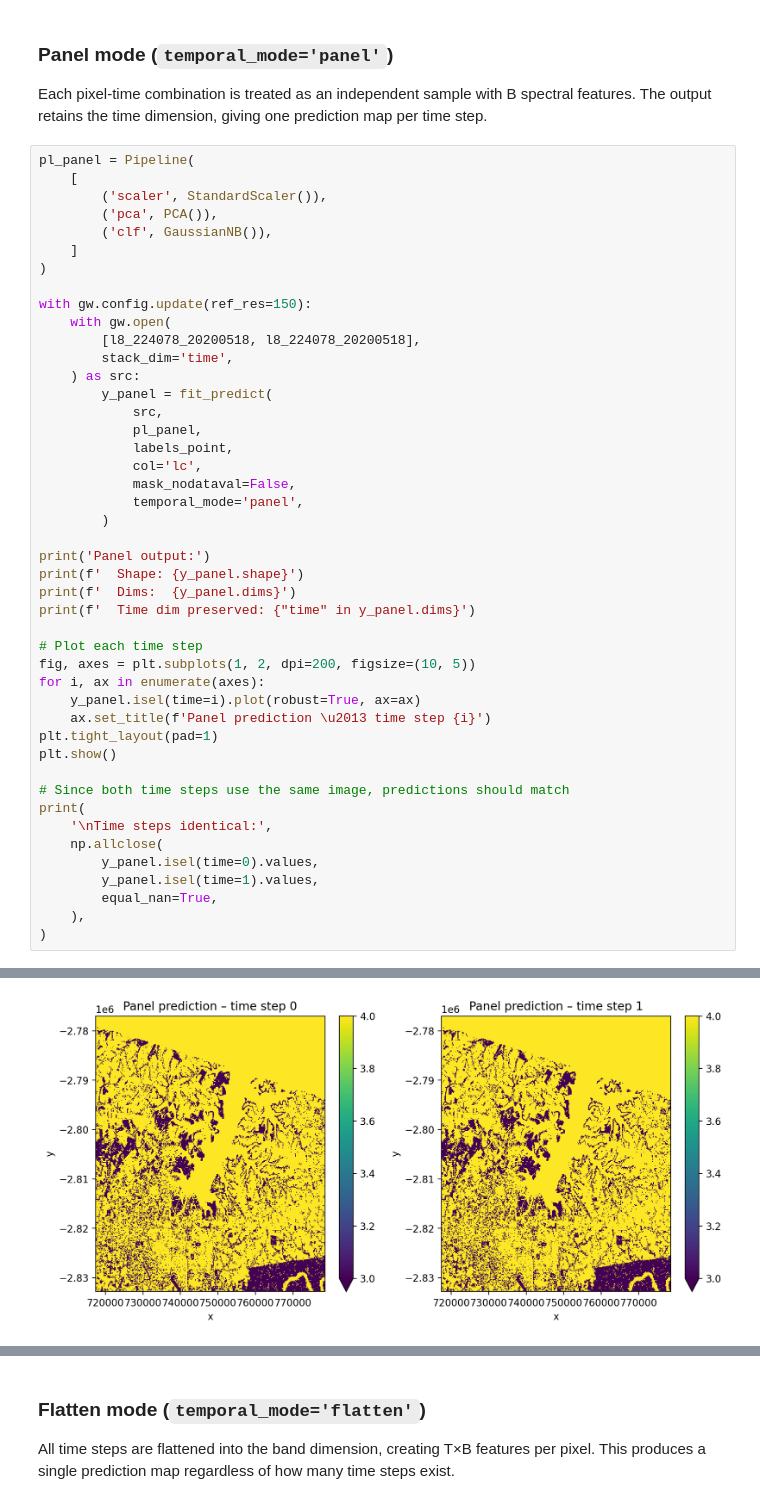
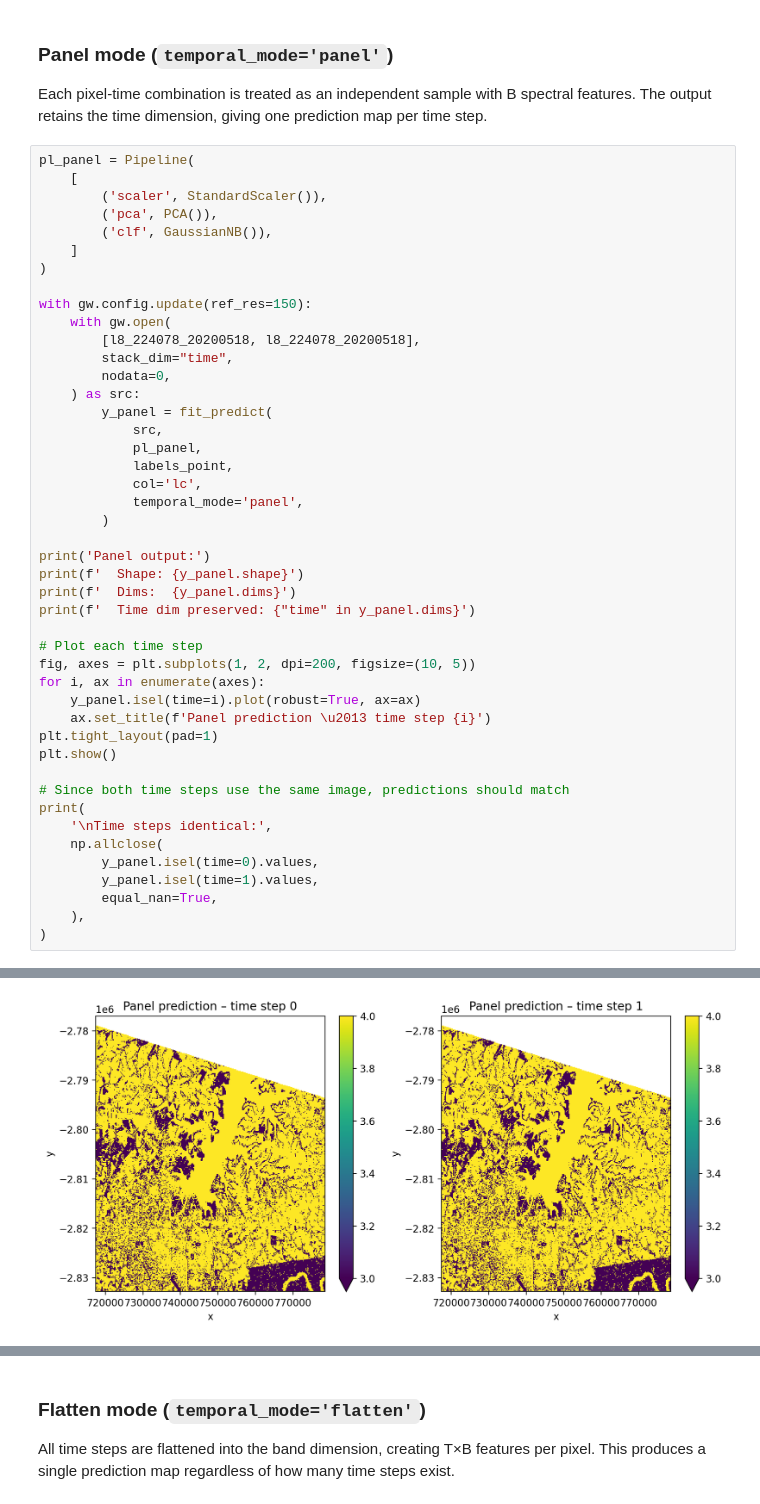
Before and after one commit to jgrss/geowombat, a Jupyter notebook: notebooks/ml_classifiers.ipynb, the cells around one changed output, grey strips where cells are left out. Drawn from its saved outputs; the diff is of its cells as text.

```diff
--- a/notebooks/ml_classifiers.ipynb
+++ b/notebooks/ml_classifiers.ipynb
@@ -282,45 +282,45 @@ pl_panel = Pipeline(
 with gw.config.update(ref_res=150):
     with gw.open(
         [l8_224078_20200518, l8_224078_20200518],
-        stack_dim='time',
+        stack_dim="time",
+        nodata=0,
     ) as src:
         y_panel = fit_predict(
             src,
             pl_panel,
             labels_point,
             col='lc',
-            mask_nodataval=False,
             temporal_mode='panel',
         )
 
 print('Panel output:')
 print(f'  Shape: {y_panel.shape}')
 print(f'  Dims:  {y_panel.dims}')
 print(f'  Time dim preserved: {"time" in y_panel.dims}')
 
 # Plot each time step
 fig, axes = plt.subplots(1, 2, dpi=200, figsize=(10, 5))
 for i, ax in enumerate(axes):
     y_panel.isel(time=i).plot(robust=True, ax=ax)
     ax.set_title(f'Panel prediction \u2013 time step {i}')
 plt.tight_layout(pad=1)
 plt.show()
 
 # Since both time steps use the same image, predictions should match
 print(
     '\nTime steps identical:',
     np.allclose(
         y_panel.isel(time=0).values,
         y_panel.isel(time=1).values,
         equal_nan=True,
     ),
 )
 # %% [output]
 Panel output:
   Shape: (2, 1, 372, 408)
   Dims:  ('time', 'band', 'y', 'x')
   Time dim preserved: True
-[figure, old version]
+[figure, new version]
 Time steps identical: True
 # %% [markdown]
 ### Flatten mode (`temporal_mode='flatten'`)
```
Also changed, not shown: parts of 8 cells of this notebook, 34 other files.
